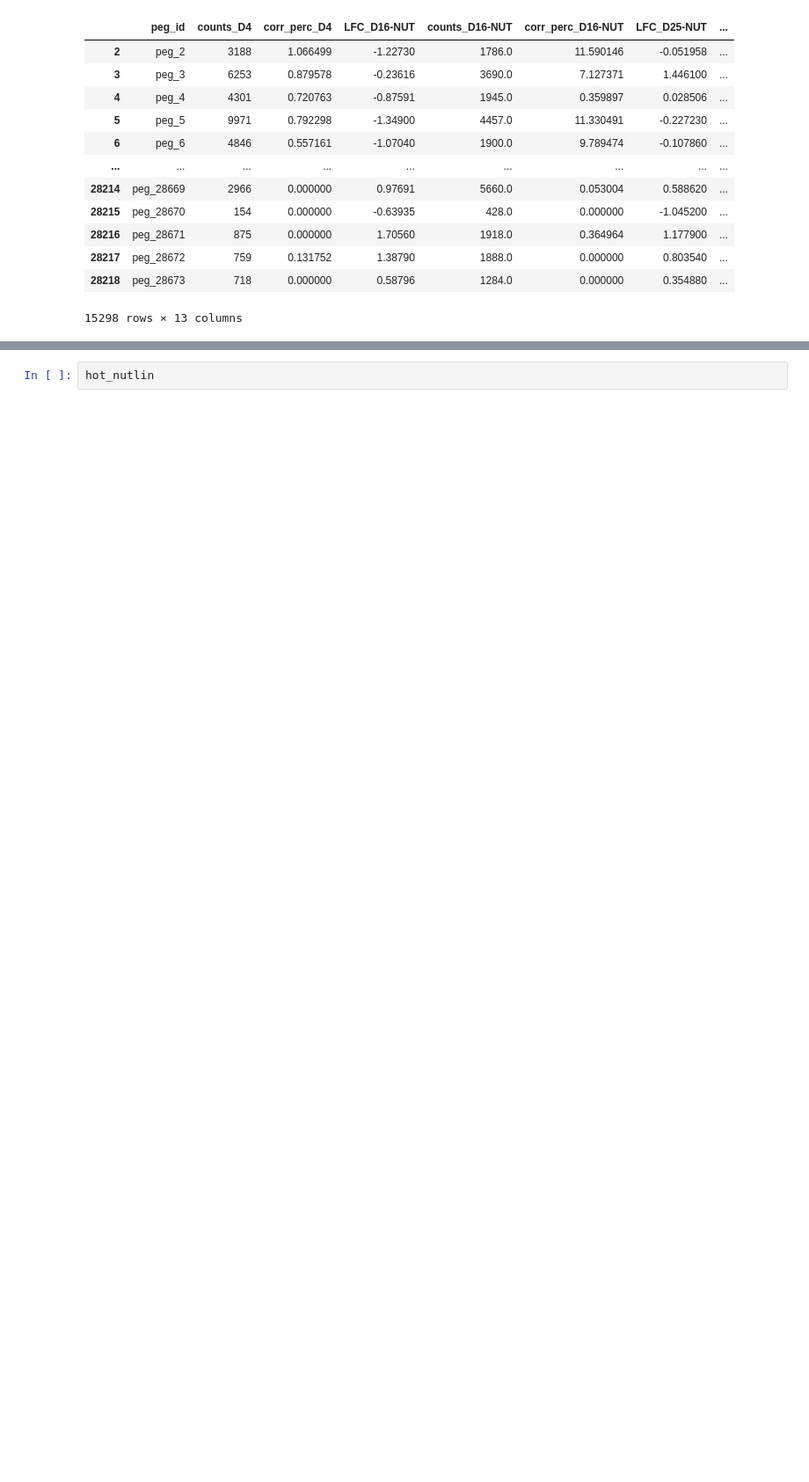
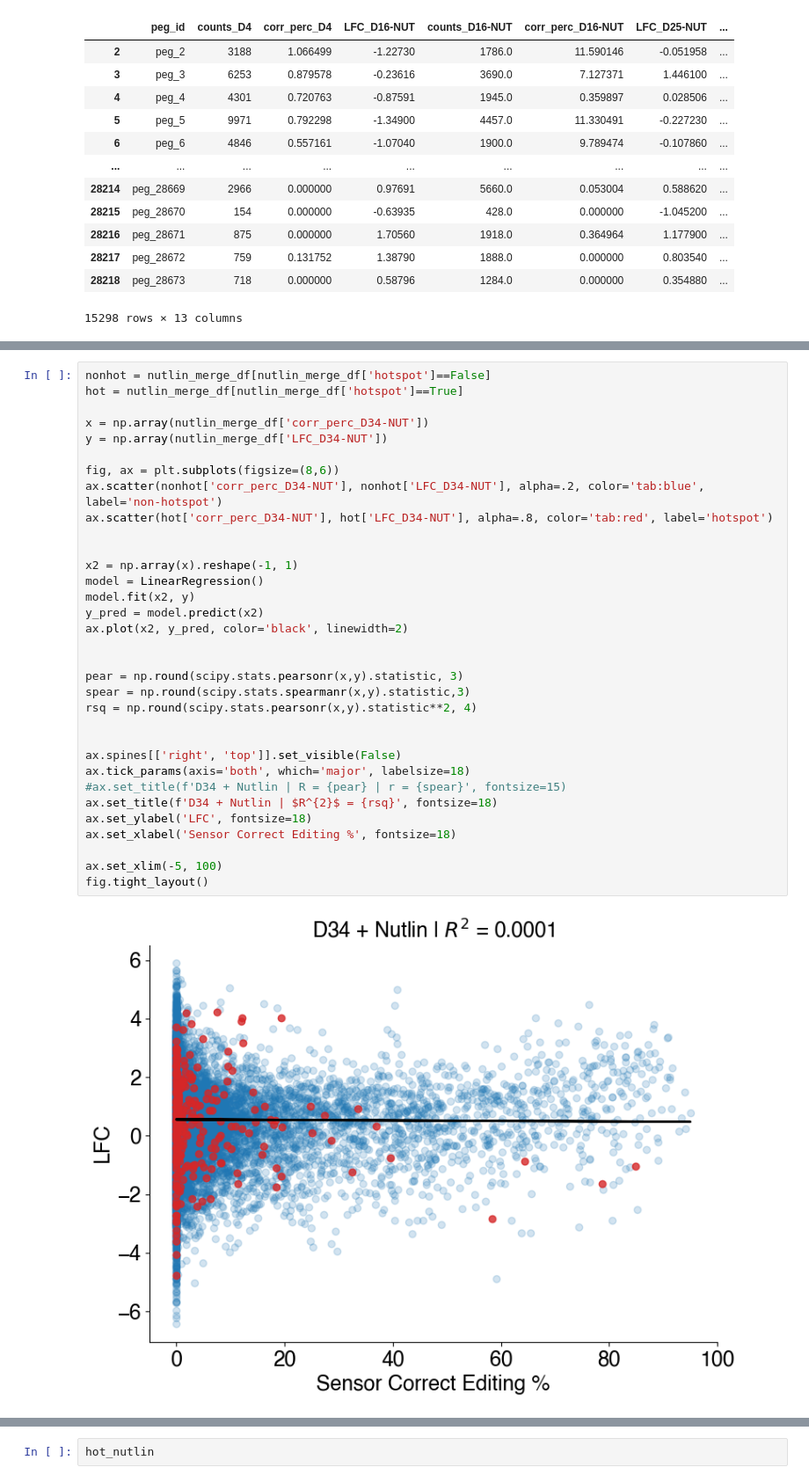
Before and after one commit to samgould2/p53-prime-editing-sensor, a Jupyter notebook: revision_analysis.ipynb, the cells around one changed output, grey strips where cells are left out. Shown at 88% size. Cells and saved outputs as stored; diff of their text form; blank space fills up the shorter version.

```diff
--- a/revision_analysis.ipynb
+++ b/revision_analysis.ipynb
@@ -854,0 +754,35 @@ nutlin_merge_df
+# %%
+nonhot = nutlin_merge_df[nutlin_merge_df['hotspot']==False]
+hot = nutlin_merge_df[nutlin_merge_df['hotspot']==True]
+
+x = np.array(nutlin_merge_df['corr_perc_D34-NUT'])
+y = np.array(nutlin_merge_df['LFC_D34-NUT'])
+
+fig, ax = plt.subplots(figsize=(8,6))
+ax.scatter(nonhot['corr_perc_D34-NUT'], nonhot['LFC_D34-NUT'], alpha=.2, color='tab:blue', label='non-hotspot')
+ax.scatter(hot['corr_perc_D34-NUT'], hot['LFC_D34-NUT'], alpha=.8, color='tab:red', label='hotspot')
+
+
+x2 = np.array(x).reshape(-1, 1)
+model = LinearRegression()
+model.fit(x2, y)
+y_pred = model.predict(x2)
+ax.plot(x2, y_pred, color='black', linewidth=2)
+
+
+pear = np.round(scipy.stats.pearsonr(x,y).statistic, 3)
+spear = np.round(scipy.stats.spearmanr(x,y).statistic,3)
+rsq = np.round(scipy.stats.pearsonr(x,y).statistic**2, 4)
+
+
+ax.spines[['right', 'top']].set_visible(False)
+ax.tick_params(axis='both', which='major', labelsize=18)
+#ax.set_title(f'D34 + Nutlin | R = {pear} | r = {spear}', fontsize=15)
+ax.set_title(f'D34 + Nutlin | $R^{2}$ = {rsq}', fontsize=18)
+ax.set_ylabel('LFC', fontsize=18)
+ax.set_xlabel('Sensor Correct Editing %', fontsize=18)
+
+ax.set_xlim(-5, 100)
+fig.tight_layout()
+# %% [output]
+[figure, added]
```
Also changed, not shown: parts of 13 cells of this notebook, 1 other file.
